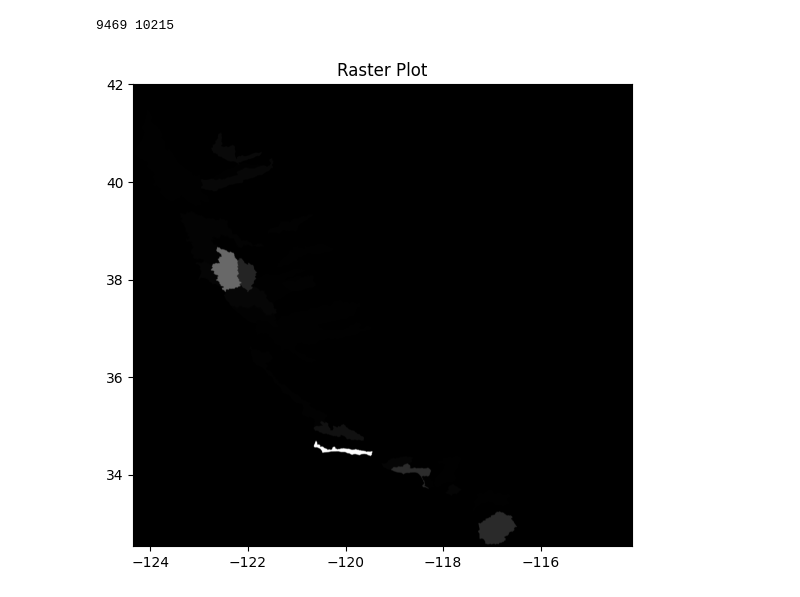
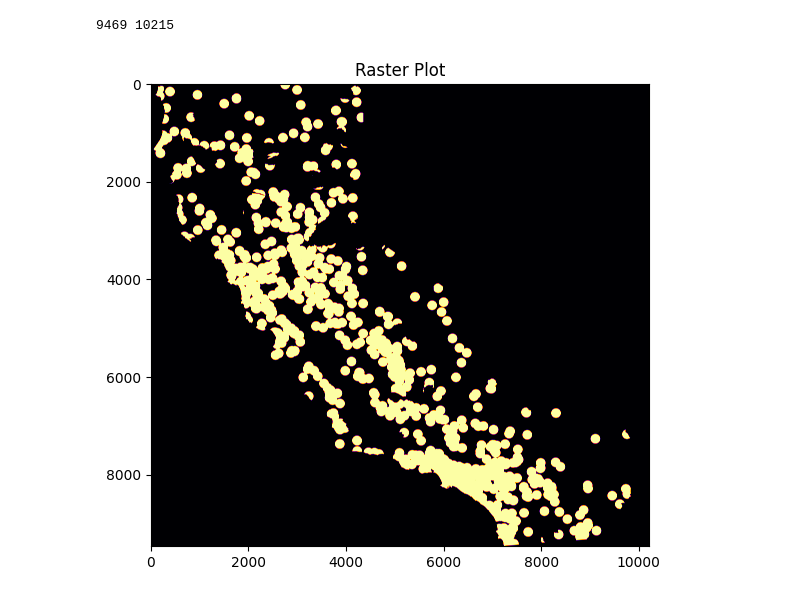
Before and after one commit to tbjag/pfas_map_ml, a Jupyter notebook: notebook_tests/plot_raster.ipynb, the cells around one changed output. Cells and saved outputs as stored; diff of their text form; code cells hidden in the pictures.

```diff
--- a/notebook_tests/plot_raster.ipynb
+++ b/notebook_tests/plot_raster.ipynb
@@ -5,20 +6,20 @@ from rasterio.plot import show
 # %%
 # Open the raster file
-with rasterio.open('/home/thpc/workspace/pfas_map_ml/data/summa/HUC8_CA_PFAS_GTruth_Summa3.tiff') as src:
+with rasterio.open('/home/ciom/workspace/pfas_map_ml/data/output/filtered_Active_Solid_Waste_Facilities.tiff') as src:
     # Read the data
     raster_data = src.read(1)  # Read the first band, or use src.read() to get all bands
     print(src.height, src.width)
     # Plot using rasterio's built-in plotting function
     fig, ax = plt.subplots(figsize=(8, 6))
-    show(raster_data, ax=ax, cmap='gray')  # Use a colormap like 'gray' or any other
+    show(raster_data, ax=ax, cmap='inferno')  # Use a colormap like 'gray' or any other
 
     # Optionally, you can overlay the raster's bounds
-    show(src, ax=ax, cmap='gray')
+    # show(src, ax=ax, cmap='gray')
 
 plt.title('Raster Plot')
 plt.show()
 # %% [output]
 9469 10215
-[figure, old version]
+[figure, new version]
 # %%
 # Open the raster file
```
Also changed, not shown: parts of 2 cells of this notebook, 18 other files.
